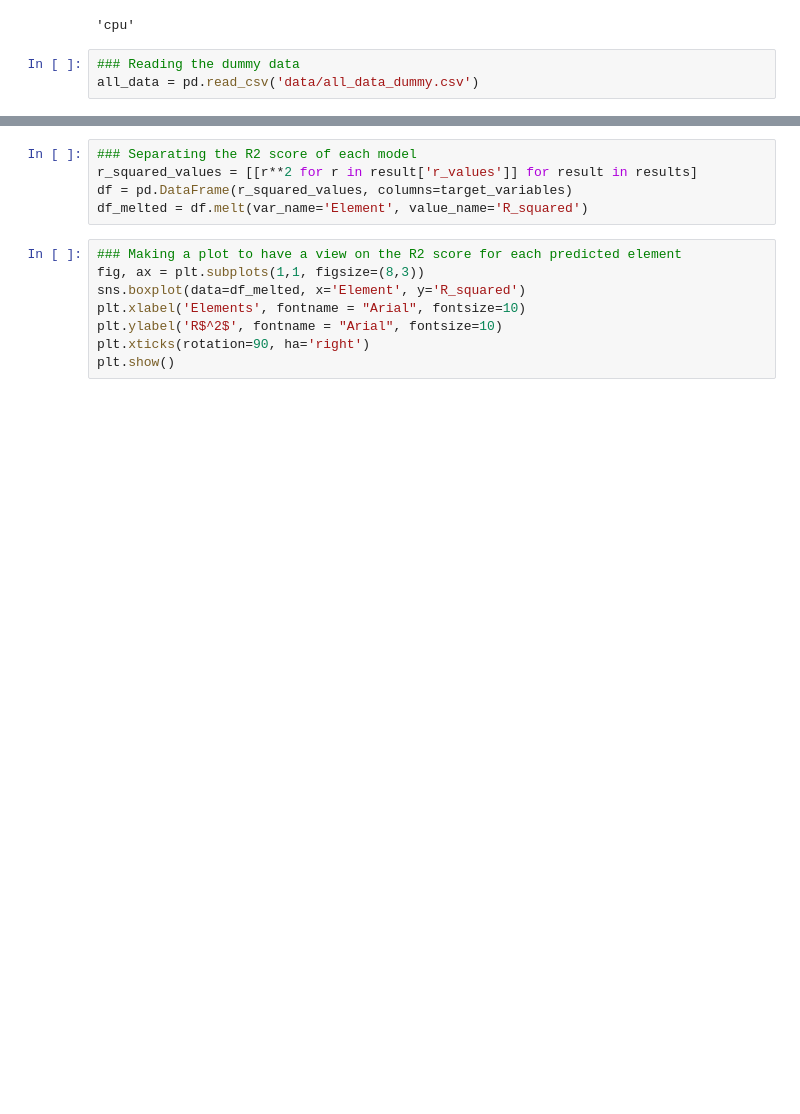
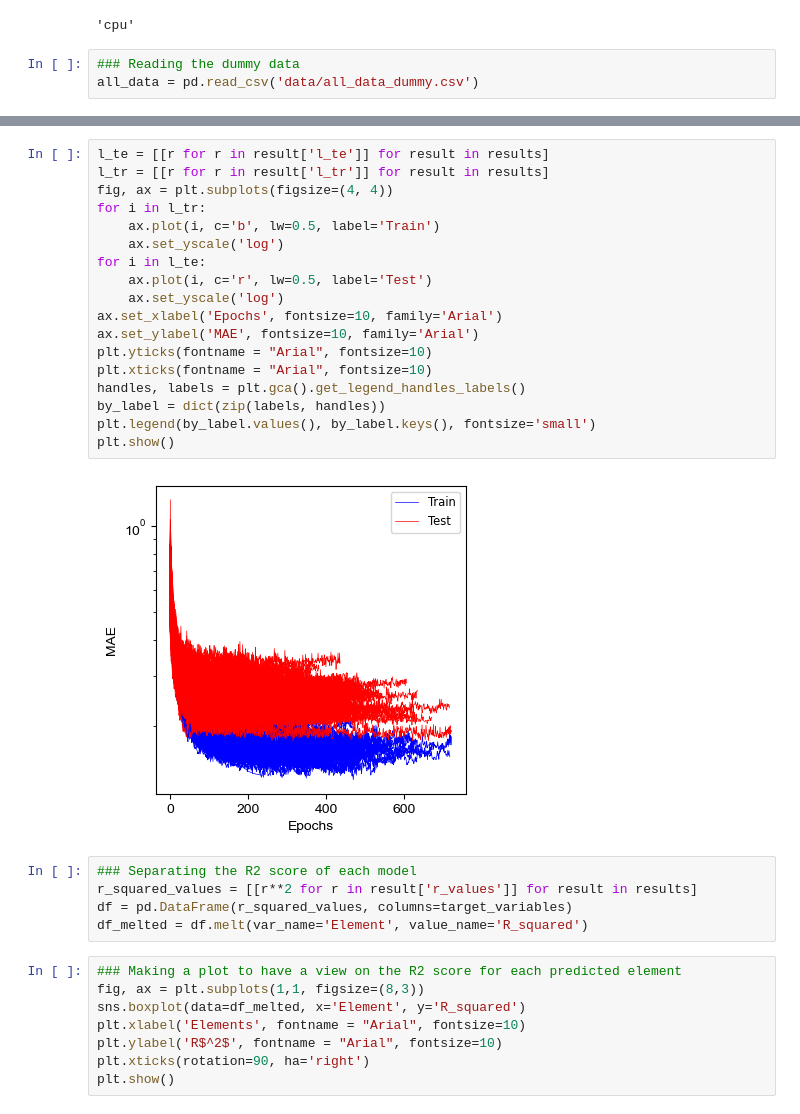
Before and after one commit to Ali1990dashti/Ensemble-DNN, a Jupyter notebook: Base_Case.ipynb, the cells around one changed output, grey strips where cells are left out. Drawn from its saved outputs; the diff is of its cells as text; blank space fills up the shorter version.

```diff
--- a/Base_Case.ipynb
+++ b/Base_Case.ipynb
@@ -182,3 +179,23 @@ Training complete.
+# %%
+l_te = [[r for r in result['l_te']] for result in results]
+l_tr = [[r for r in result['l_tr']] for result in results]
+fig, ax = plt.subplots(figsize=(4, 4))
+for i in l_tr:
+    ax.plot(i, c='b', lw=0.5, label='Train')
+    ax.set_yscale('log')
+for i in l_te:
+    ax.plot(i, c='r', lw=0.5, label='Test')
+    ax.set_yscale('log')
+ax.set_xlabel('Epochs', fontsize=10, family='Arial')
+ax.set_ylabel('MAE', fontsize=10, family='Arial')
+plt.yticks(fontname = "Arial", fontsize=10)
+plt.xticks(fontname = "Arial", fontsize=10)
+handles, labels = plt.gca().get_legend_handles_labels()
+by_label = dict(zip(labels, handles))
+plt.legend(by_label.values(), by_label.keys(), fontsize='small')
+plt.show()
+# %% [output]
+[figure, added]
 # %%
 ### Separating the R2 score of each model
 r_squared_values = [[r**2 for r in result['r_values']] for result in results]
```
Also changed, not shown: parts of 3 cells of this notebook.
